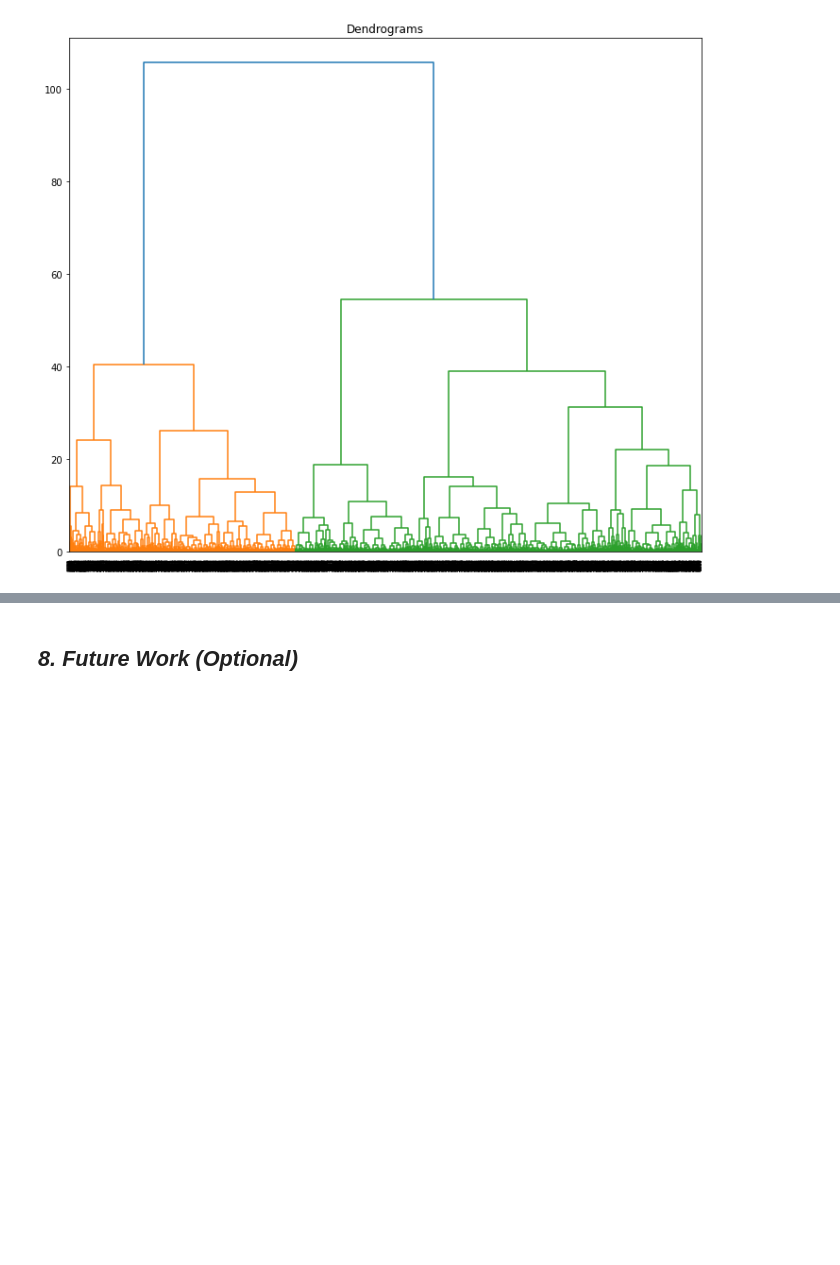
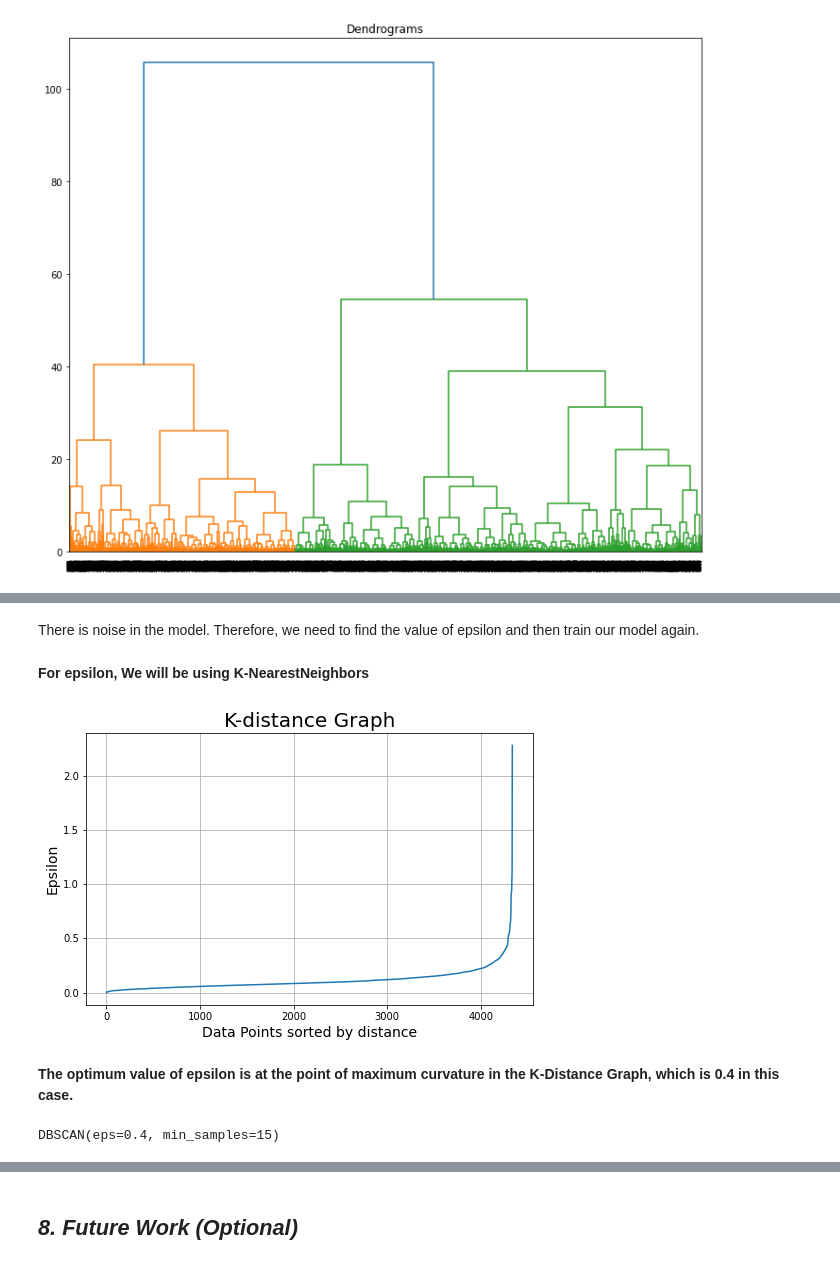
Before and after one commit to sakshantG/Online_Retail_Customer_Segmentation, a Jupyter notebook: Online_Retail_Customer_Segmentation.ipynb, the cells around one changed output, grey strips where cells are left out. Saved outputs shown, nothing was run; the diff lists cells and outputs as text; code cells hidden in the pictures; blank space fills up the shorter version.

```diff
--- a/Online_Retail_Customer_Segmentation.ipynb
+++ b/Online_Retail_Customer_Segmentation.ipynb
@@ -1433,0 +1383,32 @@ Answer Here.
+# %% [markdown]
+There is noise in the model. Therefore, we need to find the value of epsilon and then train our model again.
+# %% [markdown]
+**For epsilon, We will be using K-NearestNeighbors**
+# %%
+# finding optimum value of epsilon
+from sklearn.neighbors import NearestNeighbors
+
+neighbor = NearestNeighbors(n_neighbors=2)
+neigh_ft = neighbor.fit(norm_data)
+distances, indices = neigh_ft.kneighbors(norm_data)
+# %%
+# Plotting K-distance Graph
+distances = np.sort(distances, axis=0)
+distances = distances[:,1]
+plt.figure(figsize=(8,5))
+plt.plot(distances)
+plt.title('K-distance Graph',fontsize=20)
+plt.xlabel('Data Points sorted by distance',fontsize=14)
+plt.ylabel('Epsilon',fontsize=14)
+plt.grid()
+plt.show()
+# %% [output]
+[figure, added]
+# %% [markdown]
+**The optimum value of epsilon is at the point of maximum curvature in the K-Distance Graph, which is 0.4 in this case.**
+# %%
+from sklearn.cluster import DBSCAN
+dbscan_opt=DBSCAN(eps=0.4,min_samples=15)
+dbscan_opt.fit(X)
+# %% [output]
+DBSCAN(eps=0.4, min_samples=15)
```
Also changed, not shown: parts of 72 cells of this notebook.
